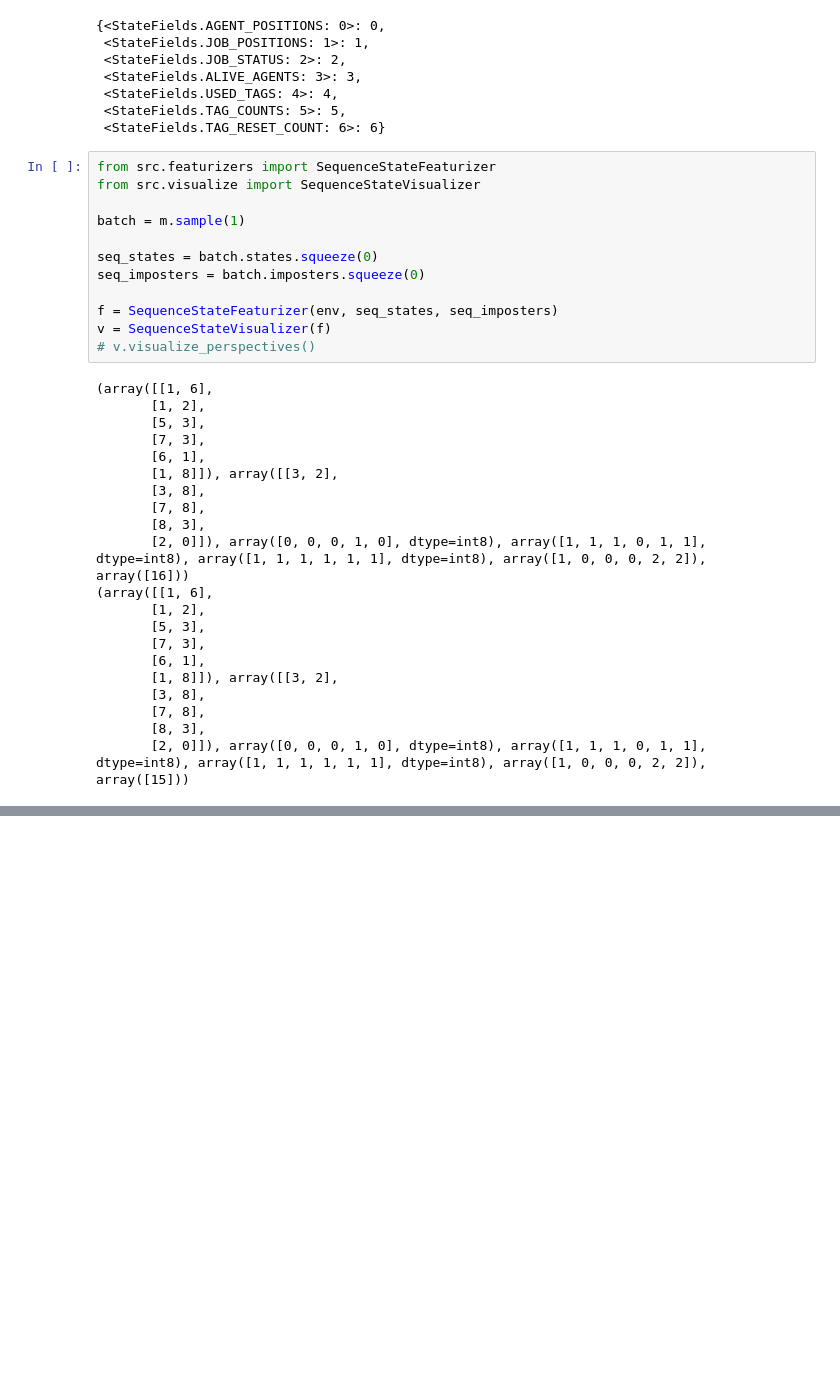
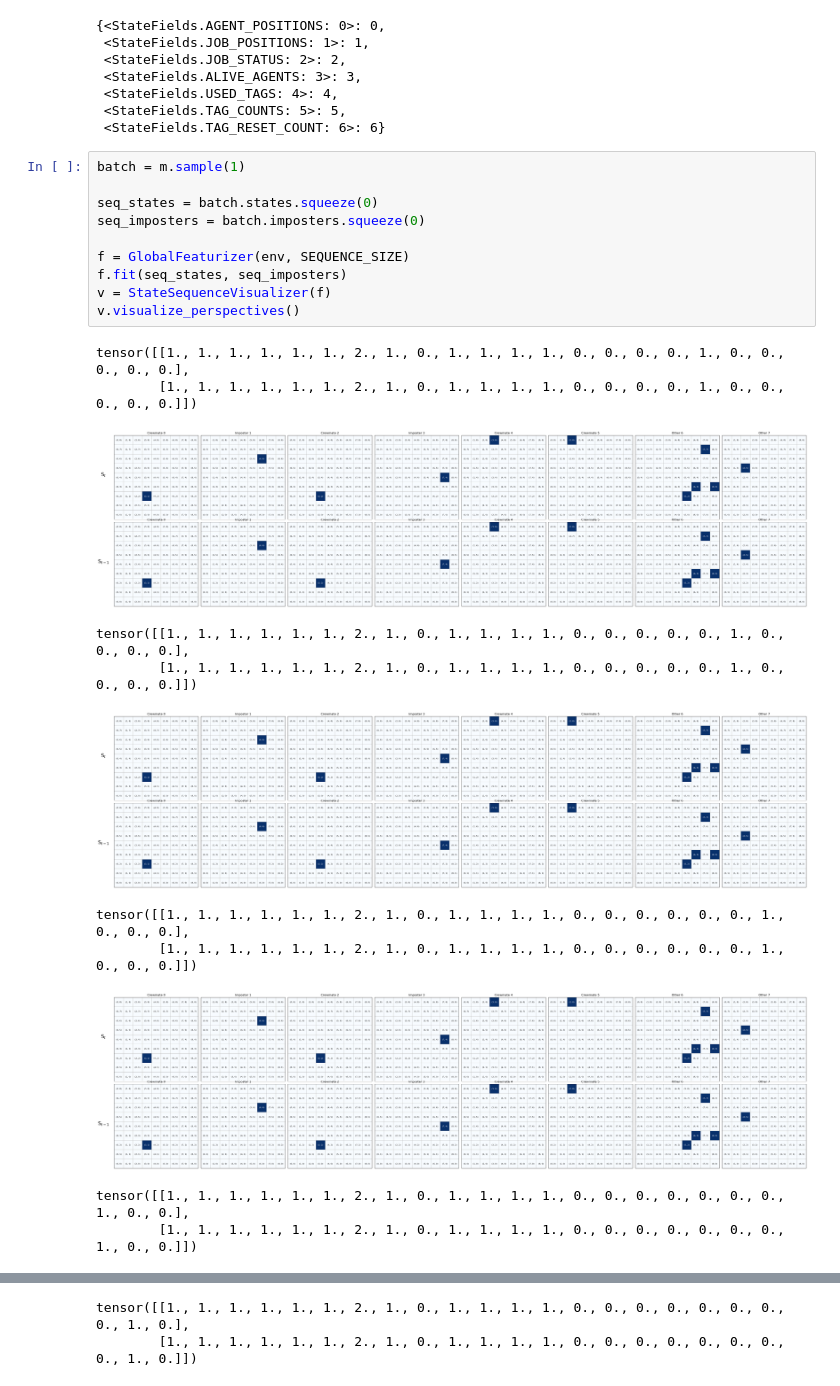
Before and after one commit to jhrudden/Sus-Net, a Jupyter notebook: notebooks/replay_buffer_test.ipynb, the cells around one changed output, grey strips where cells are left out. Saved outputs shown, nothing was run; the diff lists cells and outputs as text; blank space fills up the shorter version.

Commit message:
abstract sequenceFeaturizers + add global featurizer for sequences

```diff
--- a/notebooks/replay_buffer_test.ipynb
+++ b/notebooks/replay_buffer_test.ipynb
@@ -46,35 +52,24 @@ env.state_fields
  <StateFields.TAG_COUNTS: 5>: 5,
  <StateFields.TAG_RESET_COUNT: 6>: 6}
 # %%
-from src.featurizers import SequenceStateFeaturizer
-from src.visualize import SequenceStateVisualizer
-
 batch = m.sample(1)
 
 seq_states = batch.states.squeeze(0)
 seq_imposters = batch.imposters.squeeze(0)
 
-f = SequenceStateFeaturizer(env, seq_states, seq_imposters)
-v = SequenceStateVisualizer(f)
-# v.visualize_perspectives()
+f = GlobalFeaturizer(env, SEQUENCE_SIZE)
+f.fit(seq_states, seq_imposters)
+v = StateSequenceVisualizer(f)
+v.visualize_perspectives()
 # %% [output]
-(array([[1, 6],
-       [1, 2],
-       [5, 3],
-       [7, 3],
-       [6, 1],
-       [1, 8]]), array([[3, 2],
-       [3, 8],
-       [7, 8],
-       [8, 3],
-       [2, 0]]), array([0, 0, 0, 1, 0], dtype=int8), array([1, 1, 1, 0, 1, 1], dtype=int8), array([1, 1, 1, 1, 1, 1], dtype=int8), array([1, 0, 0, 0, 2, 2]), array([16]))
-(array([[1, 6],
-       [1, 2],
-       [5, 3],
-       [7, 3],
-       [6, 1],
-       [1, 8]]), array([[3, 2],
-       [3, 8],
-       [7, 8],
-       [8, 3],
-       [2, 0]]), array([0, 0, 0, 1, 0], dtype=int8), array([1, 1, 1, 0, 1, 1], dtype=int8), array([1, 1, 1, 1, 1, 1], dtype=int8), array([1, 0, 0, 0, 2, 2]), array([15]))
+tensor([[1., 1., 1., 1., 1., 1., 2., 1., 0., 1., 1., 1., 1., 0., 0., 0., 0., 1., 0., 0., 0., 0., 0.],
+        [1., 1., 1., 1., 1., 1., 2., 1., 0., 1., 1., 1., 1., 0., 0., 0., 0., 1., 0., 0., 0., 0., 0.]])
+[figure, added]
+tensor([[1., 1., 1., 1., 1., 1., 2., 1., 0., 1., 1., 1., 1., 0., 0., 0., 0., 0., 1., 0., 0., 0., 0.],
+        [1., 1., 1., 1., 1., 1., 2., 1., 0., 1., 1., 1., 1., 0., 0., 0., 0., 0., 1., 0., 0., 0., 0.]])
+[figure, added]
+tensor([[1., 1., 1., 1., 1., 1., 2., 1., 0., 1., 1., 1., 1., 0., 0., 0., 0., 0., 0., 1., 0., 0., 0.],
+        [1., 1., 1., 1., 1., 1., 2., 1., 0., 1., 1., 1., 1., 0., 0., 0., 0., 0., 0., 1., 0., 0., 0.]])
+[figure, added]
+tensor([[1., 1., 1., 1., 1., 1., 2., 1., 0., 1., 1., 1., 1., 0., 0., 0., 0., 0., 0., 0., 1., 0., 0.],
+        [1., 1., 1., 1., 1., 1., 2., 1., 0., 1., 1., 1., 1., 0., 0., 0., 0., 0., 0., 0., 1., 0., 0.]])
@@ -80,0 +77,2 @@ v = SequenceStateVisualizer(f)
+tensor([[1., 1., 1., 1., 1., 1., 2., 1., 0., 1., 1., 1., 1., 0., 0., 0., 0., 0., 0., 0., 0., 1., 0.],
+        [1., 1., 1., 1., 1., 1., 2., 1., 0., 1., 1., 1., 1., 0., 0., 0., 0., 0., 0., 0., 0., 1., 0.]])
```
Also changed, not shown: parts of 3 cells of this notebook, 4 other files.
